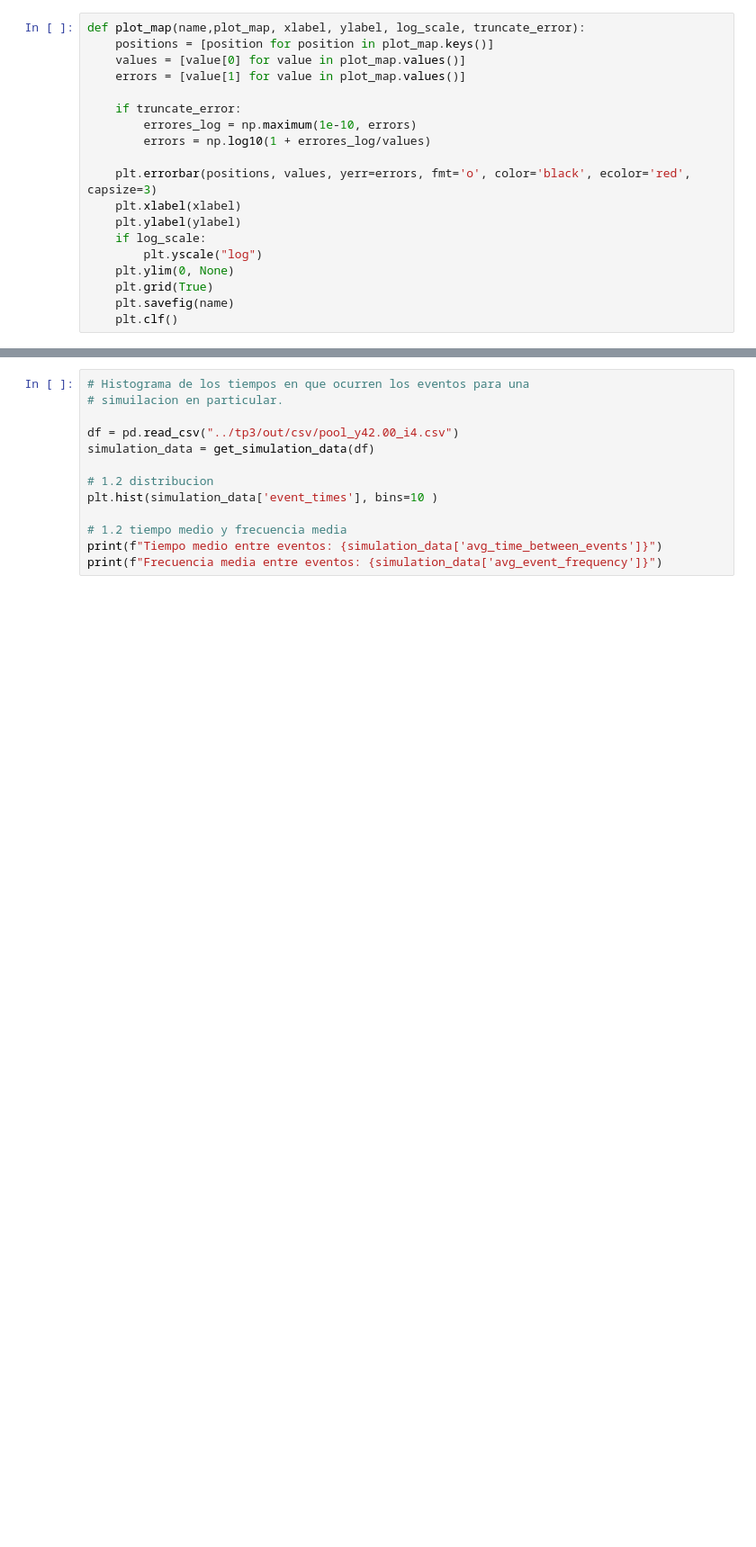
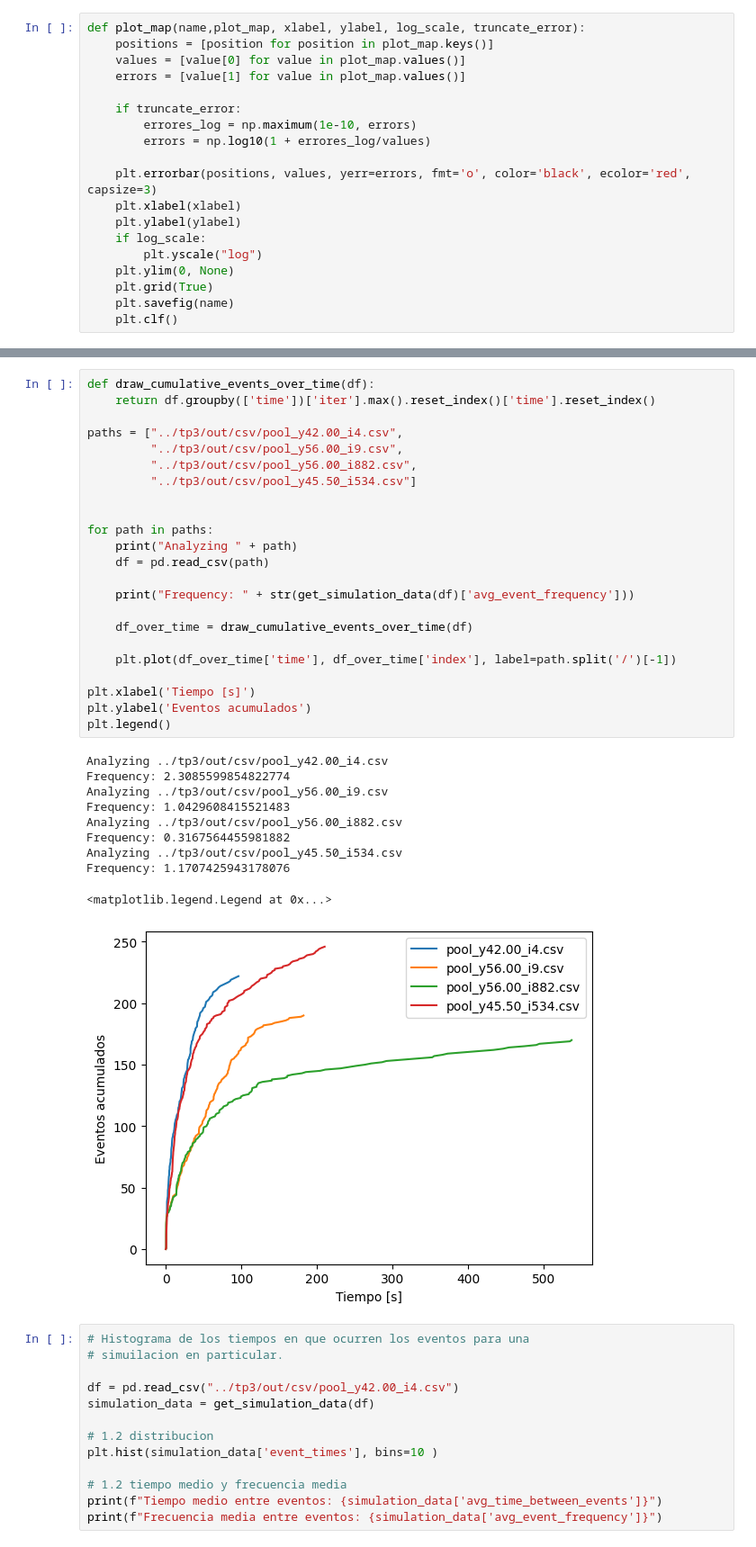
Before and after one commit to shadad00/Simulacion-de-sistemas, a Jupyter notebook: notebooks/TP3.ipynb, the cells around one changed output, grey strips where cells are left out. Shown at 90% size. Drawn from its saved outputs; the diff is of its cells as text; blank space fills up the shorter version.

```diff
--- a/notebooks/TP3.ipynb
+++ b/notebooks/TP3.ipynb
@@ -48,3 +70,37 @@ def plot_map(name,plot_map, xlabel, ylabel, log_scale, truncate_error):
+# %%
+def draw_cumulative_events_over_time(df):
+    return df.groupby(['time'])['iter'].max().reset_index()['time'].reset_index()
+
+paths = ["../tp3/out/csv/pool_y42.00_i4.csv",
+         "../tp3/out/csv/pool_y56.00_i9.csv",
+         "../tp3/out/csv/pool_y56.00_i882.csv",
+         "../tp3/out/csv/pool_y45.50_i534.csv"]
+
+
+for path in paths:
+    print("Analyzing " + path)
+    df = pd.read_csv(path)
+
+    print("Frequency: " + str(get_simulation_data(df)['avg_event_frequency']))
+
+    df_over_time = draw_cumulative_events_over_time(df)
+
+    plt.plot(df_over_time['time'], df_over_time['index'], label=path.split('/')[-1])
+
+plt.xlabel('Tiempo [s]')
+plt.ylabel('Eventos acumulados')
+plt.legend()
+# %% [output]
+Analyzing ../tp3/out/csv/pool_y42.00_i4.csv
+Frequency: 2.3085599854822774
+Analyzing ../tp3/out/csv/pool_y56.00_i9.csv
+Frequency: 1.0429608415521483
+Analyzing ../tp3/out/csv/pool_y56.00_i882.csv
+Frequency: 0.3167564455981882
+Analyzing ../tp3/out/csv/pool_y45.50_i534.csv
+Frequency: 1.1707425943178076
+<matplotlib.legend.Legend at 0x...>
+[figure, added]
 # %%
 # Histograma de los tiempos en que ocurren los eventos para una
 # simuilacion en particular.
```
Also changed, not shown: parts of 1 cell of this notebook, 1 other file.
